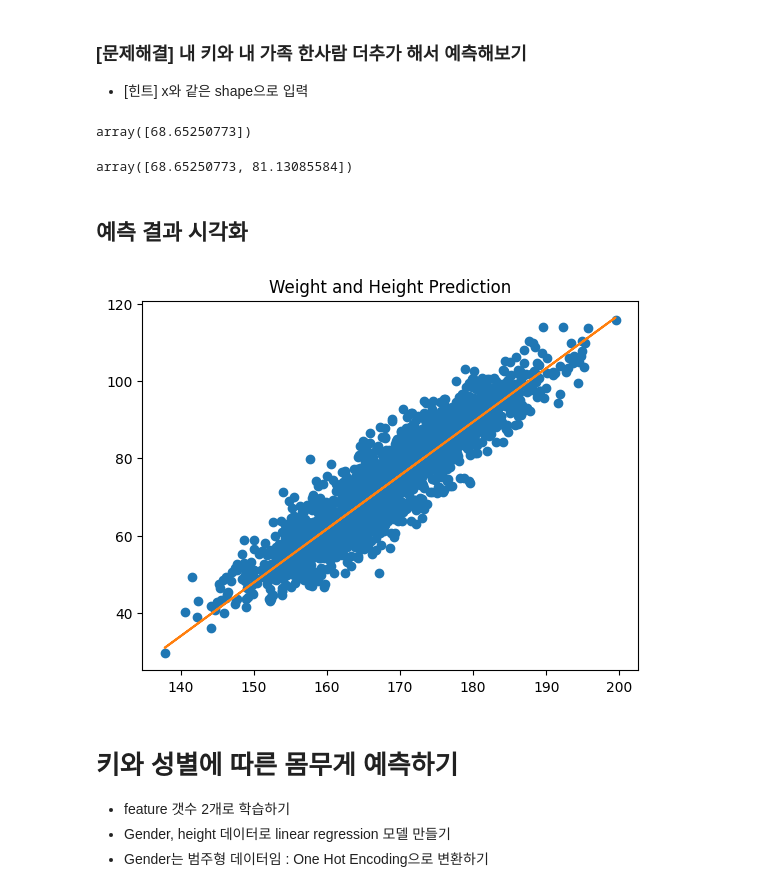
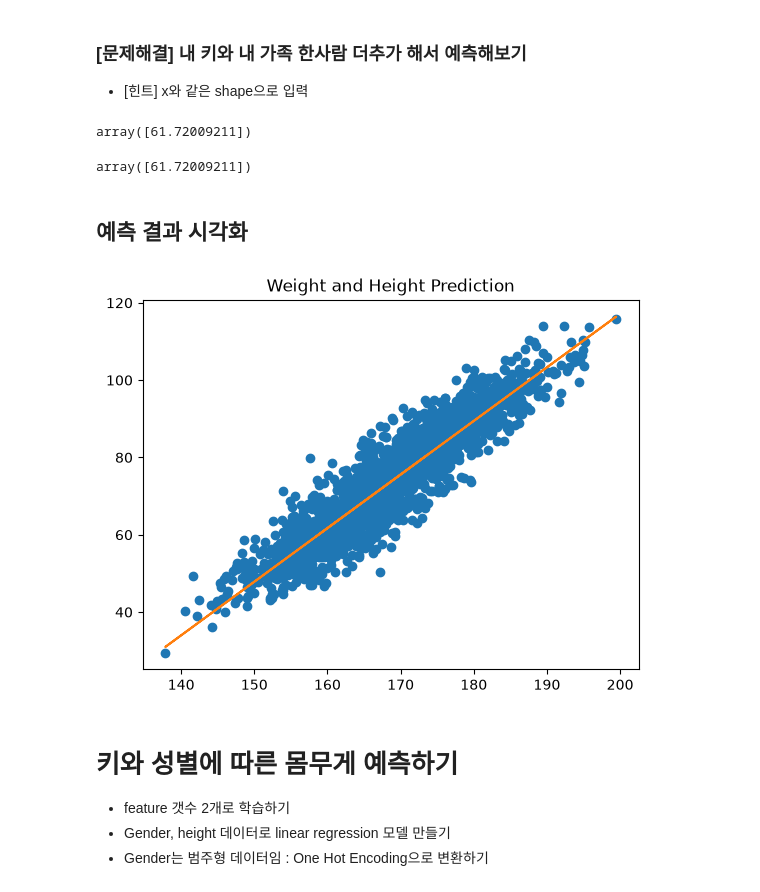
Before and after one commit to EOCHAEEUN/gg1th_ml_ex, a Jupyter notebook: 1-0a[기본-ML학습]linear_regression_height_weight_pred.ipynb, the cells around one changed output. Drawn from its saved outputs; the diff is of its cells as text; code cells hidden in the pictures.

```diff
--- a/1-0a[기본-ML학습]linear_regression_height_weight_pred.ipynb
+++ b/1-0a[기본-ML학습]linear_regression_height_weight_pred.ipynb
@@ -39,10 +39,10 @@ data = "datas_ml/weight-height.csv"
 wh_df = pd.read_csv(data)
 
 # 키 변경하기
-wh_df["Height"] =
+wh_df["Height"] = wh_df["Height"] * 2.54
 
 # 몸무게 변경하기
-wh_df["Weight"] =
+wh_df["Weight"] = wh_df["Weight"] * 0.4563
 
 wh_df.head()
 # %% [output]
@@ -122,7 +122,11 @@ Name: Weight, dtype: float64
   - feature가 2개이상 있을 때 사용
 # %%
 # 학습, 테스트 데이터셋으로 분할
-x_train, x_test, y_train, y_test = train_test_split(x, y, test_size=0.2, random_state=10)
+x_train, x_test, y_train, y_test = train_test_split(
+    x, y,
+    test_size=0.2, #분할비율 8:2
+    random_state=10 #데이터 분할 재현
+    )
 # %% [markdown]
 ## 회귀 모델 학습하기
 - 선형회귀(Linear Regression
@@ -141,6 +155,8 @@ ValueError: Expected a 2-dimensional container but got <class 'pandas.core.serie
 x_train.shape
 # %% [output]
 (8000,)
+# %%
+x_train = wh_df[["Height"]] # 2D DataFrame (n, 1)
 # %%
 # x는 2차원이어야 함.
 x_train_2d = x_train.values.reshape(-1,1)
@@ -242,28 +287,28 @@ model_lr.predict(my_height1.values.reshape(-1,1))
 ### [문제해결] 내 키와 내 가족 한사람 더추가 해서 예측해보기
 - [힌트] x와 같은 shape으로 입력
 # %%
-a = model_lr.coef_
-b = model_lr.intercept_
+a = model_lr.coef_ # 모델의 가중치 w (기울기)
+b = model_lr.intercept_ #모델의 편향 b (절편)
 # y_pred = a * x + b
 y = a * 165 + b
 y
 # %% [output]
-array([68.65250773])
+array([61.72009211])
-# %%
-my_data =
-y_pred2 =
-y_pred2
-# %% [output]
-array([68.65250773, 81.13085584])
+# %%
+my_data = [[160]]  #my_data=np.array([160, 177]).reshape(-1, 1)
+y_pred2 = model_lr.predict(my_data)
+y_pred2
+# %% [output]
+array([61.72009211])
 # %% [markdown]
 ## 예측 결과 시각화
 # %%
-plt.plot(x_test, y_test, 'o')
-plt.plot(x_test, y_pred)
+plt.plot(x_test, y_test, 'o')  #산점도 그래프 그리는 법 , x에 대응ㅇ하는 y
+plt.plot(x_test, y_pred,)
 plt.title('Weight and Height Prediction')
 plt.show()
 # %% [output]
-[figure, old version]
+[figure, new version]
 # %% [markdown]
 # 키와 성별에 따른 몸무게 예측하기
 - feature 갯수 2개로 학습하기
```
Also changed, not shown: parts of 15 cells of this notebook, 4 other files.
